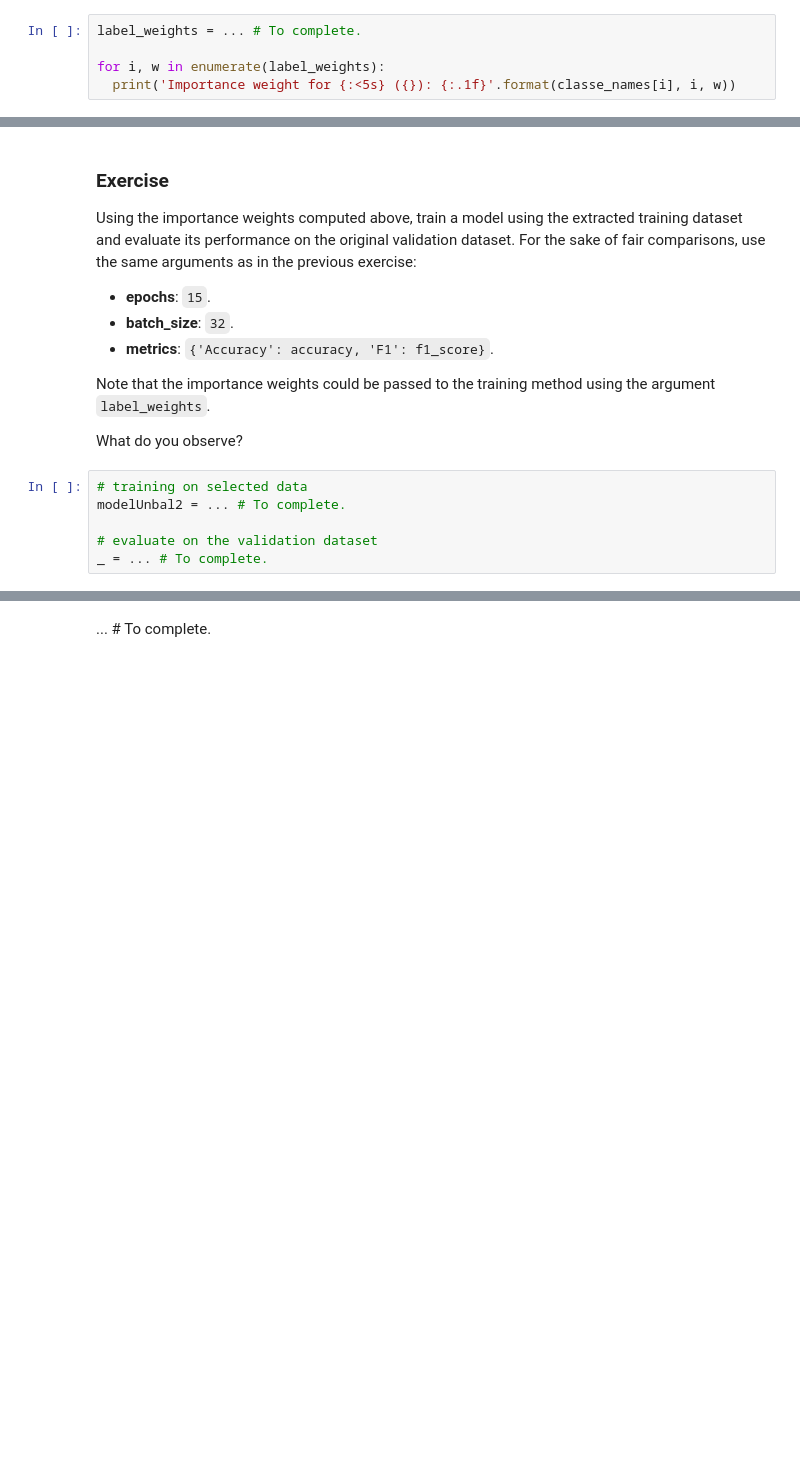
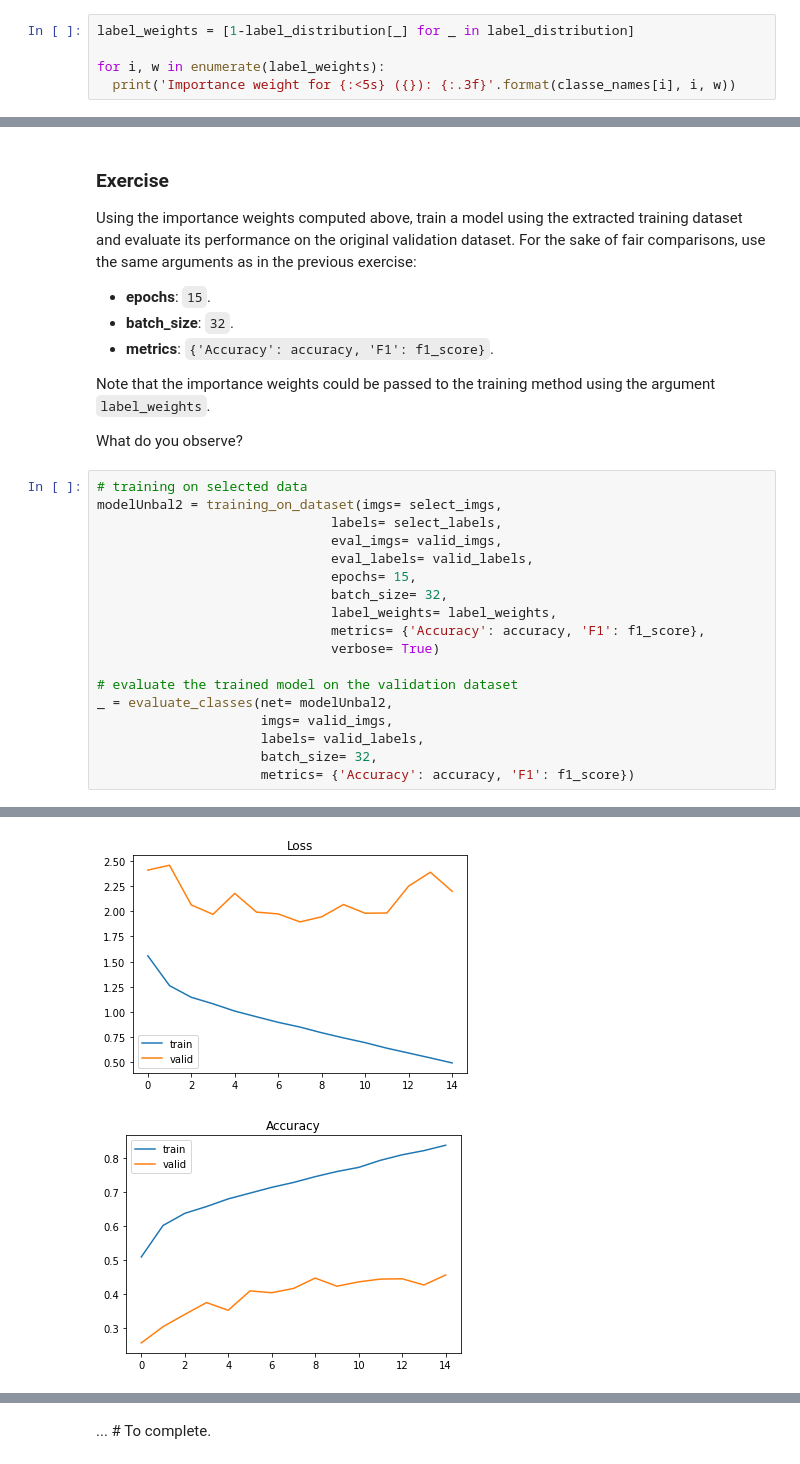
Before and after one commit to cic4k/IVADO_DL, a Jupyter notebook: tutorial1_data_exercise.ipynb, the cells around one changed output, grey strips where cells are left out. Drawn from its saved outputs; the diff is of its cells as text; blank space fills up the shorter version.

```diff
--- a/tutorial1_data_exercise.ipynb
+++ b/tutorial1_data_exercise.ipynb
@@ -1307,5 +1446,5 @@ Compute the importance weights of each label using the label distribution provid
 # %%
-label_weights = ... # To complete.
+label_weights = [1-label_distribution[_] for _ in label_distribution]
 
 for i, w in enumerate(label_weights):
-  print('Importance weight for {:<5s} ({}): {:.1f}'.format(classe_names[i], i, w))
+  print('Importance weight for {:<5s} ({}): {:.3f}'.format(classe_names[i], i, w))
@@ -1320,9 +1470,22 @@ Using the importance weights computed above, train a model using the extracted t
 Note that the importance weights could be passed to the training method using the argument `label_weights`.
 
 What do you observe?
-# %%
-# training on selected data
-modelUnbal2 = ... # To complete.
-
-# evaluate on the validation dataset
-_ = ... # To complete.
+# %%
+# training on selected data
+modelUnbal2 = training_on_dataset(imgs= select_imgs,
+                              labels= select_labels,
+                              eval_imgs= valid_imgs,
+                              eval_labels= valid_labels,
+                              epochs= 15,
+                              batch_size= 32,
+                              label_weights= label_weights,
+                              metrics= {'Accuracy': accuracy, 'F1': f1_score},
+                              verbose= True)
+
+# evaluate the trained model on the validation dataset
+_ = evaluate_classes(net= modelUnbal2,
+                     imgs= valid_imgs,
+                     labels= valid_labels,
+                     batch_size= 32,
+                     metrics= {'Accuracy': accuracy, 'F1': f1_score})
+# %% [output]
@@ -1328,0 +1507,2 @@ _ = ... # To complete.
+[figure, added]
+[figure, added]
```
Also changed, not shown: parts of 8 cells of this notebook.
